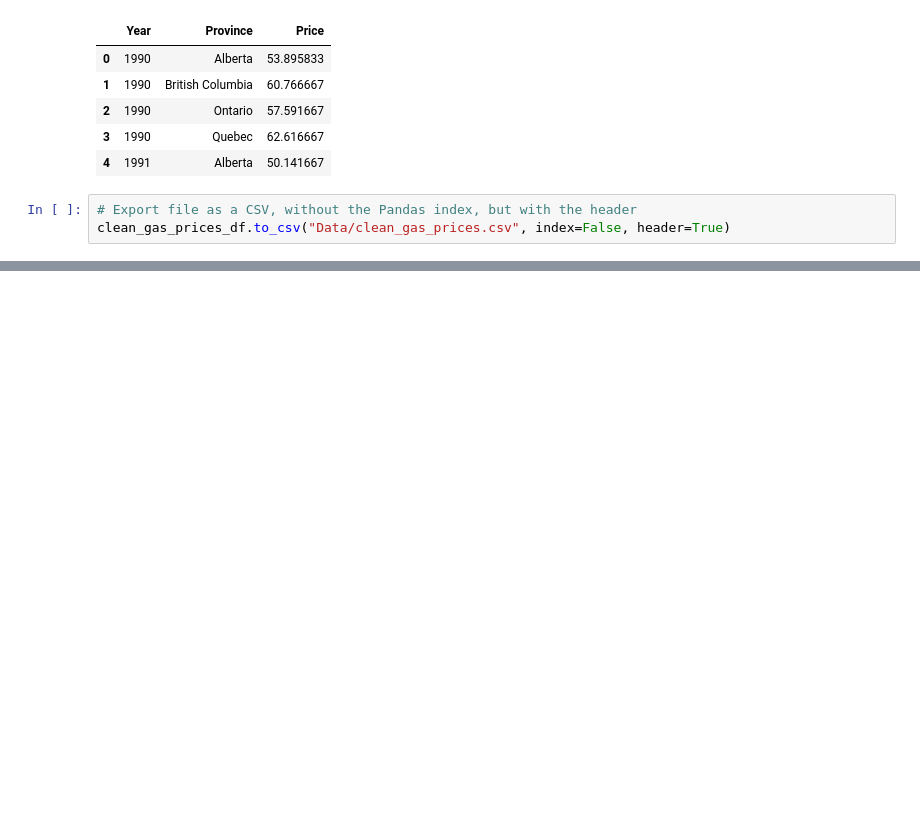
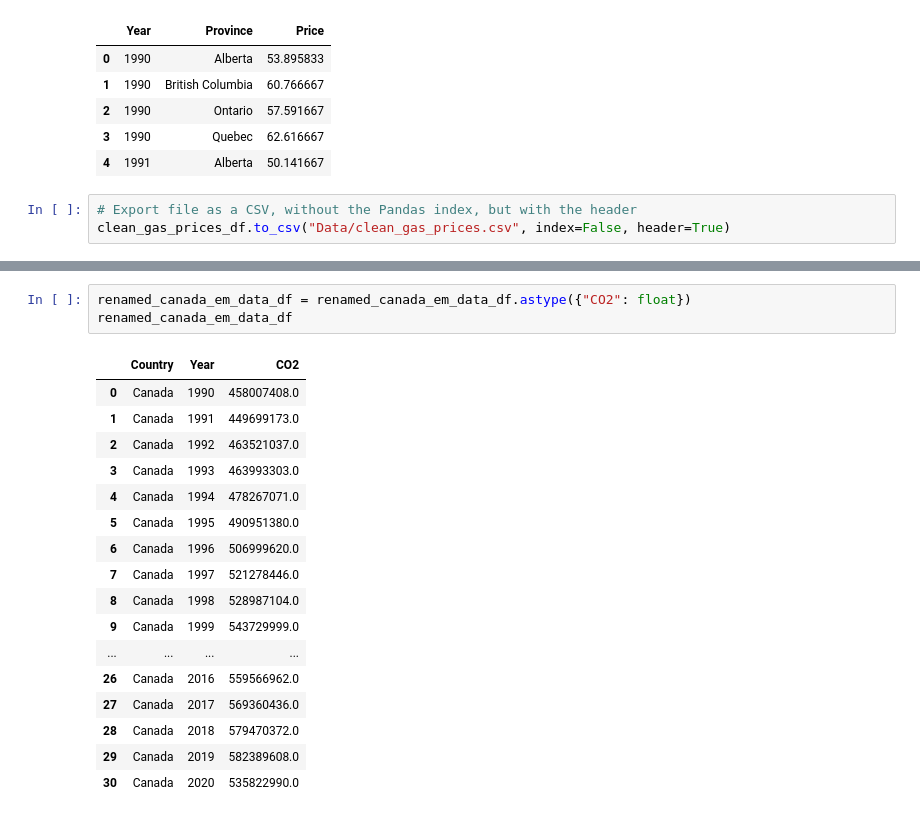
Before and after one commit to SherryKennedy/ETL-CO2_vs_Gas_Prices, a Jupyter notebook: CO2_data.ipynb, the cells around one changed output, grey strips where cells are left out. Saved outputs shown, nothing was run; the diff lists cells and outputs as text; blank space fills up the shorter version.

```diff
--- a/CO2_data.ipynb
+++ b/CO2_data.ipynb
@@ -142,0 +246,21 @@ clean_gas_prices_df.to_csv("Data/clean_gas_prices.csv", index=False, header=True
+# %%
+renamed_canada_em_data_df = renamed_canada_em_data_df.astype({"CO2": float})
+renamed_canada_em_data_df
+# %% [output]
+|  | Country | Year | CO2 |
+| 0 | Canada | 1990 | 458007408.0 |
+| 1 | Canada | 1991 | 449699173.0 |
+| 2 | Canada | 1992 | 463521037.0 |
+| 3 | Canada | 1993 | 463993303.0 |
+| 4 | Canada | 1994 | 478267071.0 |
+| 5 | Canada | 1995 | 490951380.0 |
+| 6 | Canada | 1996 | 506999620.0 |
+| 7 | Canada | 1997 | 521278446.0 |
+| 8 | Canada | 1998 | 528987104.0 |
+| 9 | Canada | 1999 | 543729999.0 |
+| ... | ... | ... | ... |
+| 26 | Canada | 2016 | 559566962.0 |
+| 27 | Canada | 2017 | 569360436.0 |
+| 28 | Canada | 2018 | 579470372.0 |
+| 29 | Canada | 2019 | 582389608.0 |
+| 30 | Canada | 2020 | 535822990.0 |
```
Also changed, not shown: parts of 10 cells of this notebook, 2 other files.
